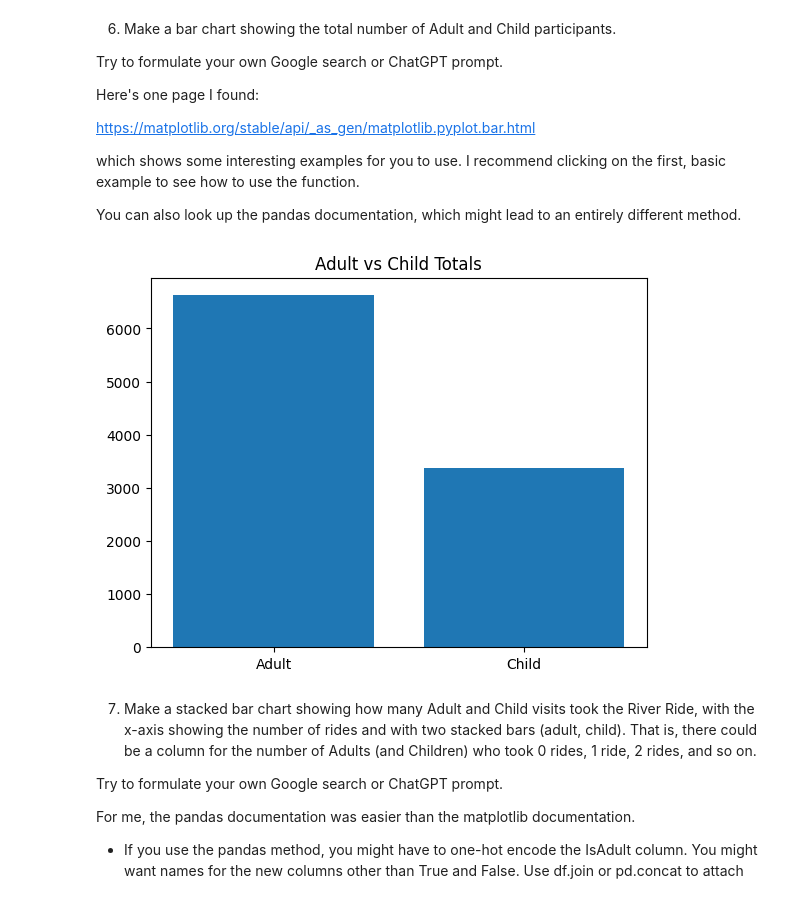
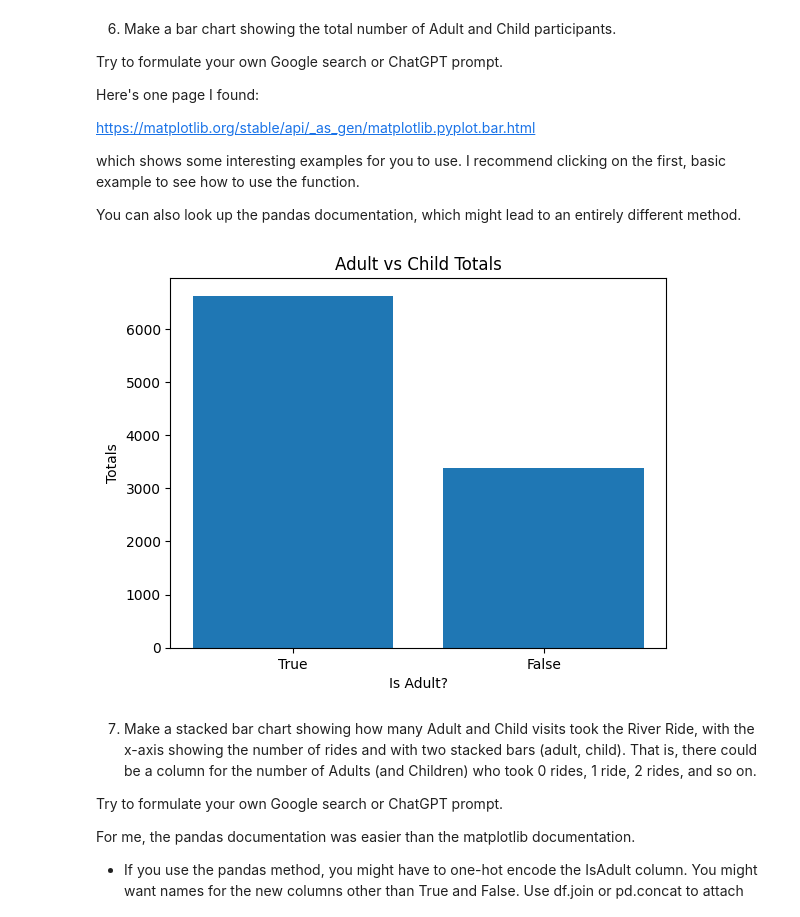
Before and after one commit to tware5-star/Module-B-semester-2, a Jupyter notebook: OMDS-ModB2-Week3-Ware-Tiffany.ipynb, the cells around one changed output. Saved outputs shown, nothing was run; the diff lists cells and outputs as text; code cells hidden in the pictures.

```diff
--- a/OMDS-ModB2-Week3-Ware-Tiffany.ipynb
+++ b/OMDS-ModB2-Week3-Ware-Tiffany.ipynb
@@ -395,17 +393,18 @@ import matplotlib.pyplot as plt
 # %%
-Adult = (df[['IsAdult']] == True).sum()
-Child = (df[['IsAdult']] == False).sum()
+# Get counts for Adults and Childs
+Adult = (df[['IsAdult']] == True).sum()  # Created variable Adult using IsAdult column were variable is True
+Child = (df[['IsAdult']] == False).sum() # Created variable Child using IsAdult column were variable is False
 
-# print(f'Adult: {Adult}, Child:{Child}')
-
-features = ['Adult','Child']
 
 counts = df['IsAdult'].value_counts()
-plt.bar(features, counts.values)
+label = counts.index.astype(str)
+plt.bar(label, counts.values)
+plt.xlabel("Is Adult?")
+plt.ylabel("Totals")
 plt.title("Adult vs Child Totals")
 plt.show()
 # %% [output]
-[figure, old version]
+[figure, new version]
 # %% [markdown]
 7. Make a stacked bar chart showing how many Adult and Child visits took the River Ride, with the x-axis showing the number of rides and with two stacked bars (adult, child).  That is, there could be a column for the number of Adults (and Children) who took 0 rides, 1 ride, 2 rides, and so on.
 
```
Also changed, not shown: parts of 1 cell of this notebook.
